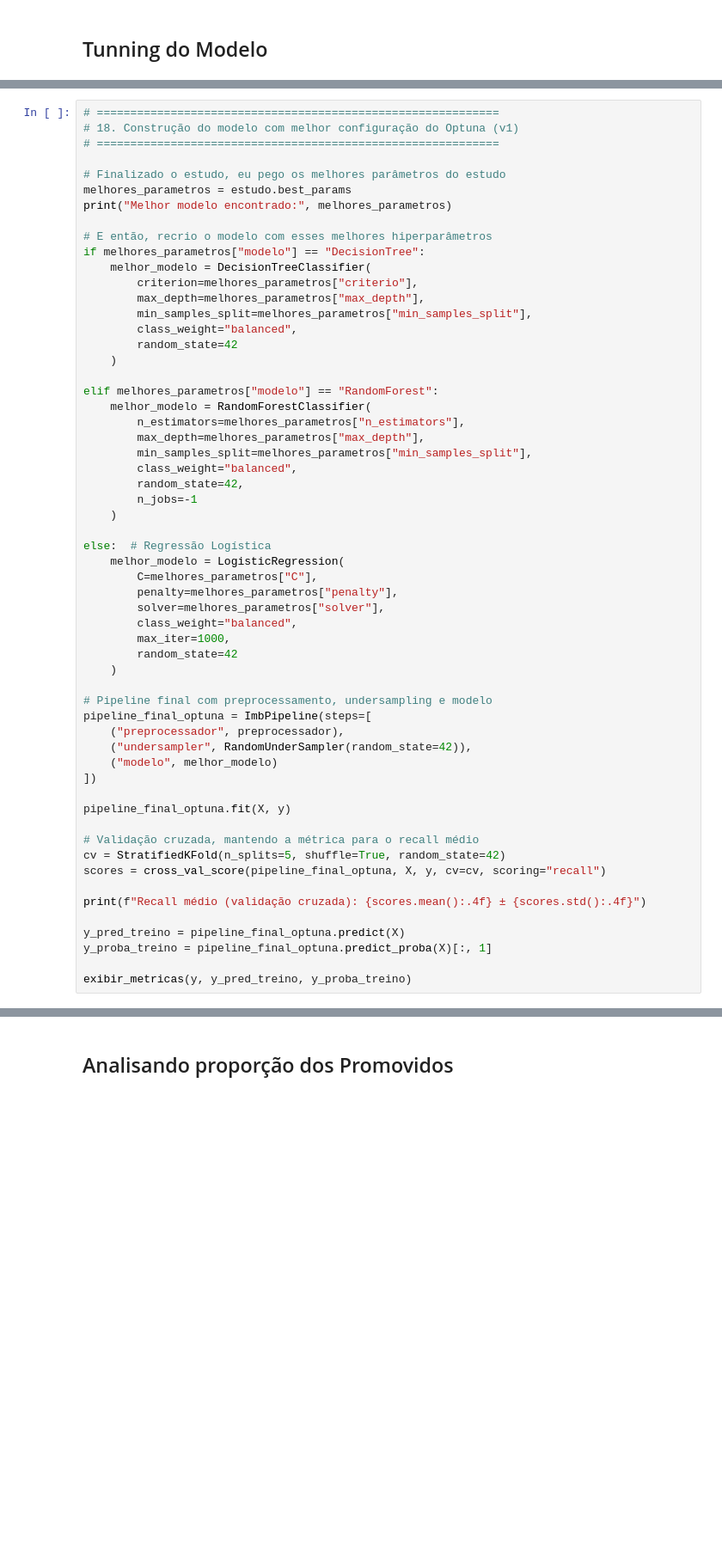
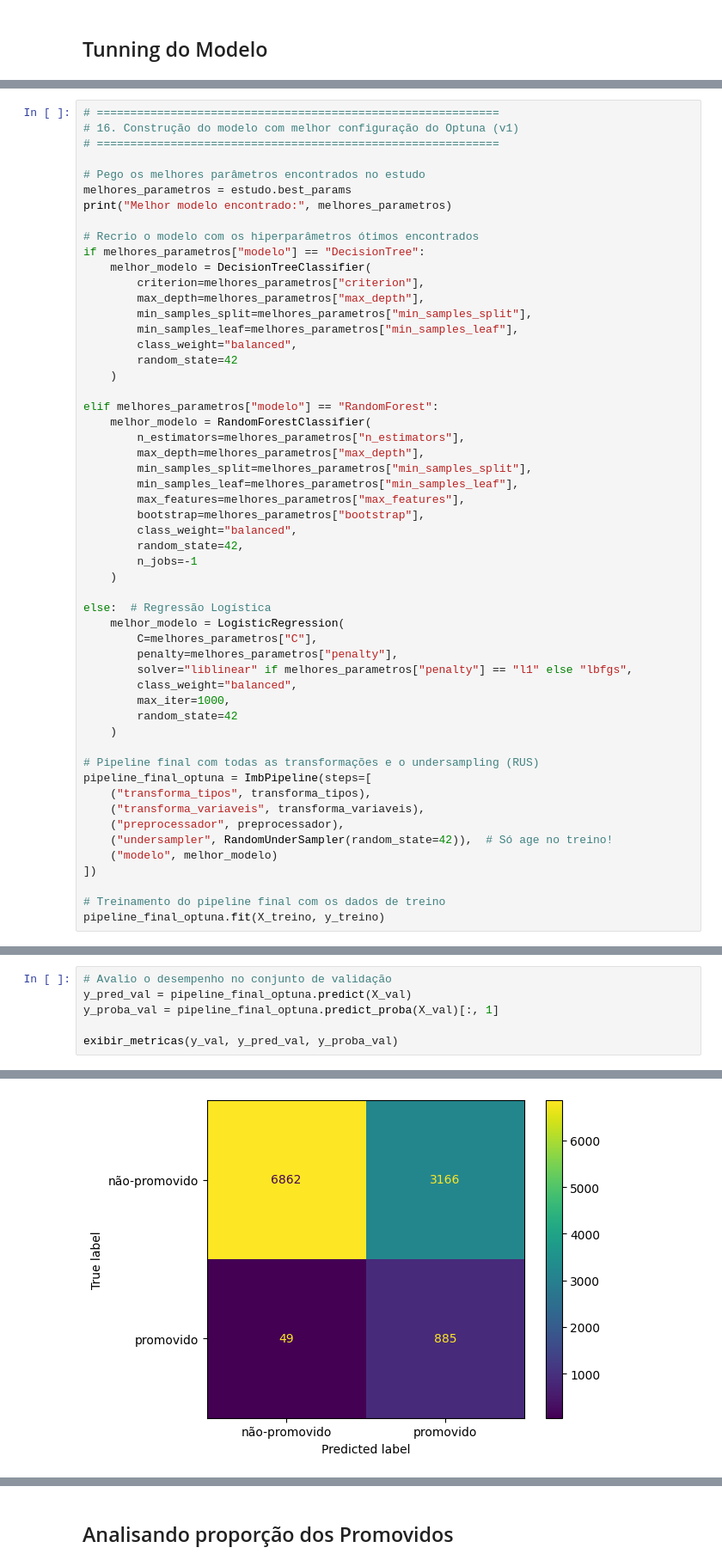
Before and after one commit to Douglaas92/tcc_people_analytics, a Jupyter notebook: 02_modelo-predicao.ipynb, the cells around one changed output, grey strips where cells are left out. Shown at 86% size. Drawn from its saved outputs; the diff is of its cells as text; blank space fills up the shorter version.

```diff
--- a/02_modelo-predicao.ipynb
+++ b/02_modelo-predicao.ipynb
@@ -755,18 +751,19 @@ Melhores parâmetros: {'modelo': 'RandomForest', 'n_estimators': 150, 'max_depth
 # %%
 # ============================================================
-# 18. Construção do modelo com melhor configuração do Optuna (v1)
+# 16. Construção do modelo com melhor configuração do Optuna (v1)
 # ============================================================
 
-# Finalizado o estudo, eu pego os melhores parâmetros do estudo
+# Pego os melhores parâmetros encontrados no estudo
 melhores_parametros = estudo.best_params
 print("Melhor modelo encontrado:", melhores_parametros)
 
-# E então, recrio o modelo com esses melhores hiperparâmetros
+# Recrio o modelo com os hiperparâmetros ótimos encontrados
 if melhores_parametros["modelo"] == "DecisionTree":
     melhor_modelo = DecisionTreeClassifier(
-        criterion=melhores_parametros["criterio"],
+        criterion=melhores_parametros["criterion"],
         max_depth=melhores_parametros["max_depth"],
         min_samples_split=melhores_parametros["min_samples_split"],
+        min_samples_leaf=melhores_parametros["min_samples_leaf"],
         class_weight="balanced",
         random_state=42
     )
@@ -776,6 +773,9 @@ elif melhores_parametros["modelo"] == "RandomForest":
         n_estimators=melhores_parametros["n_estimators"],
         max_depth=melhores_parametros["max_depth"],
         min_samples_split=melhores_parametros["min_samples_split"],
+        min_samples_leaf=melhores_parametros["min_samples_leaf"],
+        max_features=melhores_parametros["max_features"],
+        bootstrap=melhores_parametros["bootstrap"],
         class_weight="balanced",
         random_state=42,
         n_jobs=-1
@@ -785,29 +785,21 @@ else:  # Regressão Logística
     melhor_modelo = LogisticRegression(
         C=melhores_parametros["C"],
         penalty=melhores_parametros["penalty"],
-        solver=melhores_parametros["solver"],
+        solver="liblinear" if melhores_parametros["penalty"] == "l1" else "lbfgs",
         class_weight="balanced",
         max_iter=1000,
         random_state=42
     )
 
-# Pipeline final com preprocessamento, undersampling e modelo
+# Pipeline final com todas as transformações e o undersampling (RUS)
 pipeline_final_optuna = ImbPipeline(steps=[
+    ("transforma_tipos", transforma_tipos),
+    ("transforma_variaveis", transforma_variaveis),
     ("preprocessador", preprocessador),
-    ("undersampler", RandomUnderSampler(random_state=42)),
+    ("undersampler", RandomUnderSampler(random_state=42)),  # Só age no treino!
     ("modelo", melhor_modelo)
 ])
 
-pipeline_final_optuna.fit(X, y)
-
-# Validação cruzada, mantendo a métrica para o recall médio
-cv = StratifiedKFold(n_splits=5, shuffle=True, random_state=42)
-scores = cross_val_score(pipeline_final_optuna, X, y, cv=cv, scoring="recall")
-
-print(f"Recall médio (validação cruzada): {scores.mean():.4f} ± {scores.std():.4f}")
-
-y_pred_treino = pipeline_final_optuna.predict(X)
-y_proba_treino = pipeline_final_optuna.predict_proba(X)[:, 1]
-
-exibir_metricas(y, y_pred_treino, y_proba_treino)
+# Treinamento do pipeline final com os dados de treino
+pipeline_final_optuna.fit(X_treino, y_treino)
 # %% [output]
@@ -1099,0 +824,7 @@ weighted avg       0.93      0.84      0.87     10962
+# %%
+# Avalio o desempenho no conjunto de validação
+y_pred_val = pipeline_final_optuna.predict(X_val)
+y_proba_val = pipeline_final_optuna.predict_proba(X_val)[:, 1]
+
+exibir_metricas(y_val, y_pred_val, y_proba_val)
+# %% [output]
@@ -1099,0 +844 @@ weighted avg       0.93      0.84      0.87     10962
+[figure, added]
```
Also changed, not shown: parts of 36 cells of this notebook, 3 other files.
